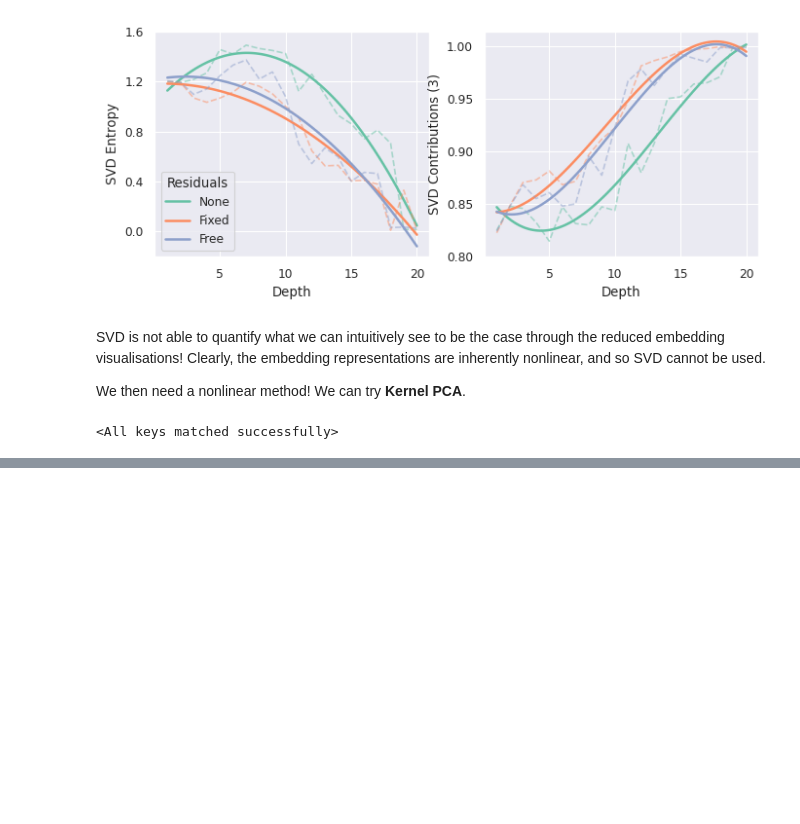
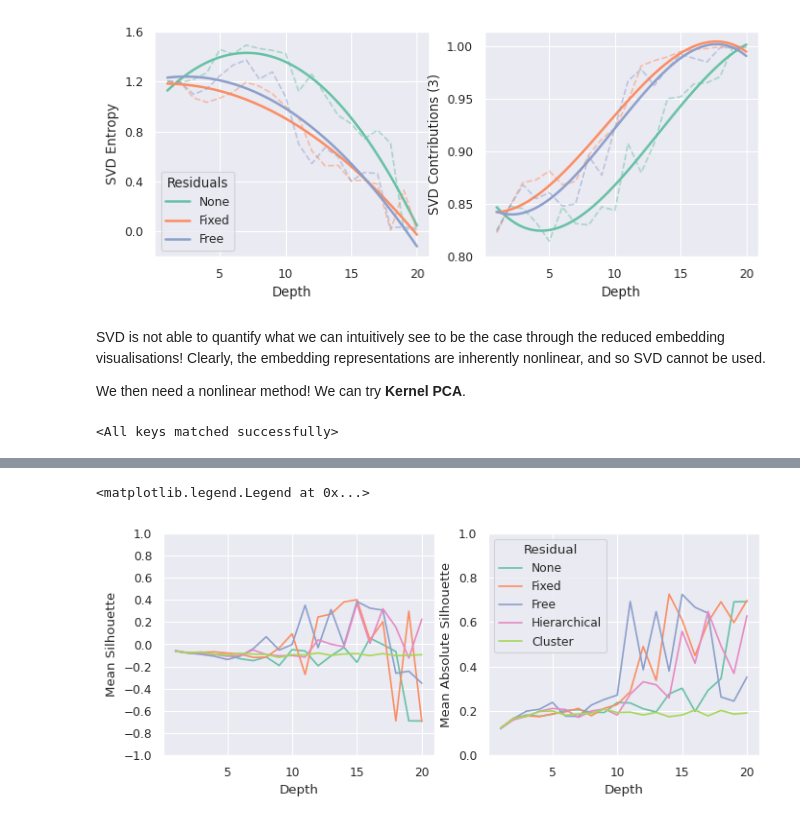
Before and after one commit to BenPrie/semantic-oversmoothing, a Jupyter notebook: convergence.ipynb, the cells around one changed output, grey strips where cells are left out. Saved outputs shown, nothing was run; the diff lists cells and outputs as text; code cells hidden in the pictures; blank space fills up the shorter version.

```diff
--- a/convergence.ipynb
+++ b/convergence.ipynb
@@ -612,0 +783,5 @@ for model in [good_model, bad_model]:
+# %%
+silhouette_stats = compute_kernel_silhouette_stats_all_models(range(1, 21), dataset.data, dataset.data.val_mask)
+# %%
+silhouette_stats['Depth'] = silhouette_stats['Depth'].astype(int)
+silhouette_stats
@@ -612,0 +802,13 @@ for model in [good_model, bad_model]:
+# %%
+sns.set_style('darkgrid')
+fig, axes = plt.subplots(1, 2, figsize=(8, 3), sharex='all')
+
+sns.lineplot(data=silhouette_stats, x='Depth', y='Mean Silhouette', hue='Residual', ax=axes[0])
+sns.lineplot(data=silhouette_stats, x='Depth', y='Mean Absolute Silhouette', hue='Residual', ax=axes[1])
+
+axes[0].set_yticks(np.arange(-1., 1.1, step=.2))
+axes[1].set_yticks(np.arange(.0, 1.1, step=.2))
+axes[0].legend([], [], frameon=False)
+# %% [output]
+<matplotlib.legend.Legend at 0x...>
+[figure, added]
```
Also changed, not shown: parts of 19 cells of this notebook, 2 other files.
